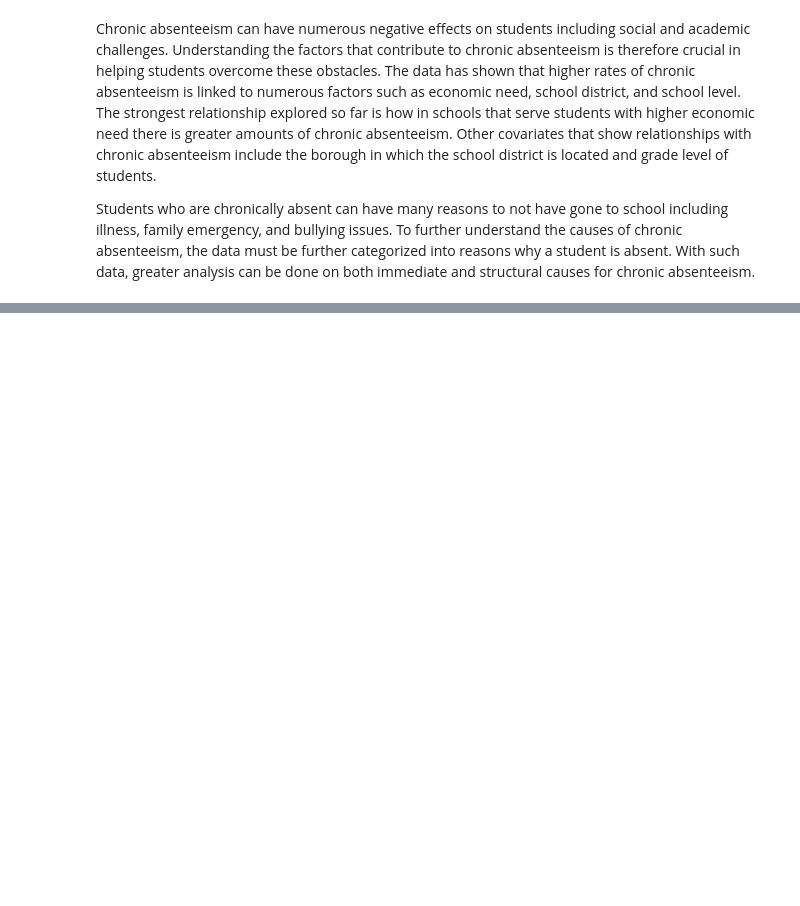
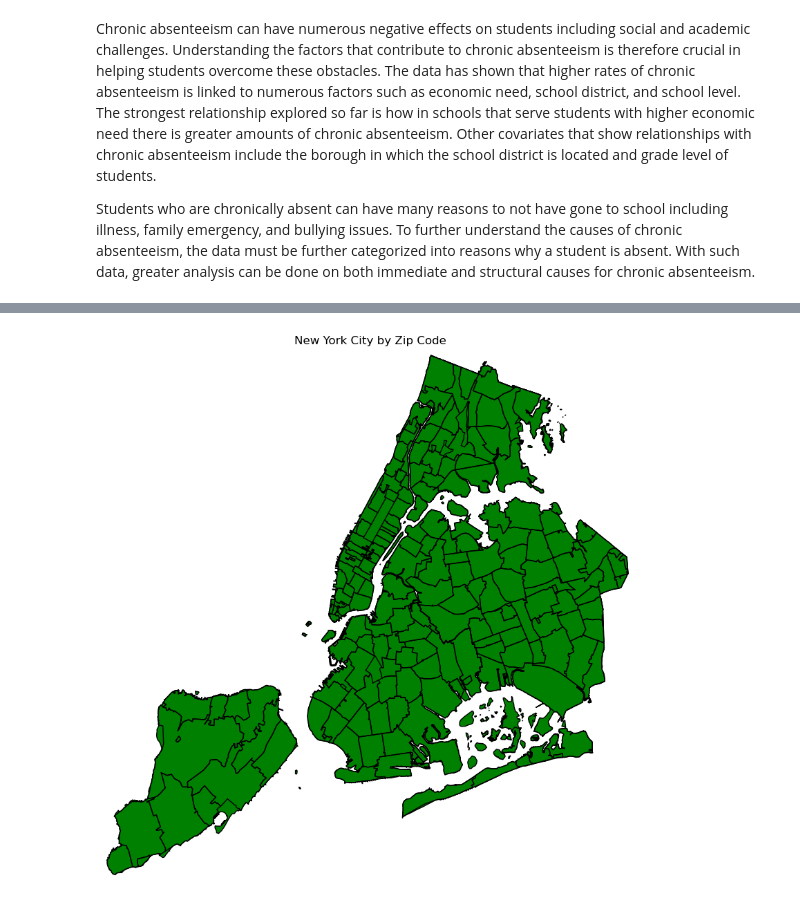
Before and after one commit to akreithen/ECO225-Project, a Jupyter notebook: Why are students absent?.ipynb, the cells around one changed output, grey strips where cells are left out. Saved outputs shown, nothing was run; the diff lists cells and outputs as text; code cells hidden in the pictures; blank space fills up the shorter version.

```diff
--- a/Why are students absent?.ipynb
+++ b/Why are students absent?.ipynb
@@ -296,0 +358,41 @@ Students who are chronically absent can have many reasons to not have gone to sc
+# %%
+
+#THIS MAP SHOWS ALL ON SAME MAP, ZIP CODES AREN'T ON SEPERATE MAP, KIND OF NOT REALLY WHAT I NEED RIGHT NOW DUE TO PROBLEMS WITH NON-ZIP CODE AREAS BUT IF I WANT TO INVESTIGATE BY BOROUGH THEN I'LL NEED TO USE THIS ONE
+
+# Read in NYC Borough shape files
+nyc_boroughs_url = "https://data.cityofnewyork.us/api/geospatial/tqmj-j8zm?method=export&format=Shapefile"
+nyc_boroughs = gpd.read_file(nyc_boroughs_url)
+
+# Change name of borough name column for ease
+nyc_boroughs = nyc_boroughs.rename(columns={'boro_name': 'BoroName'})
+
+# Read in Zip Codes
+zip_df = gpd.read_file("https://www2.census.gov/geo/tiger/GENZ2018/shp/cb_2018_us_zcta510_500k.zip")
+
+# Ensure zip codes are only in NYC
+zip_df = zip_df.to_crs(nyc_boroughs.crs)
+
+# Filter to include only NYC zip codes
+nyc_zip_codes = gpd.overlay(zip_df, nyc_boroughs, how='intersection')
+
+# Plot New York City Map
+fig, ax = plt.subplots(figsize=(10, 10), facecolor='white')
+nyc_boroughs.plot(ax=ax, edgecolor="black", facecolor='green')
+
+# Plot ZIP Codes on the same ax
+nyc_zip_codes.plot(ax=ax, edgecolor='black', facecolor='none')
+
+# Set the limits to zoom in on a specific area
+ax.set_xlim([-74.26, -73.69])  # Longitude range
+ax.set_ylim([40.49, 40.92])    # Latitude range
+
+# Remove Axes
+ax.axis("off")
+
+# Plot final map
+plt.title("New York City by Zip Code")
+plt.xlabel("Longitude")
+plt.ylabel("Latitude")
+plt.show()
+# %% [output]
+[figure, added]
```
Also changed, not shown: parts of 9 cells of this notebook.
